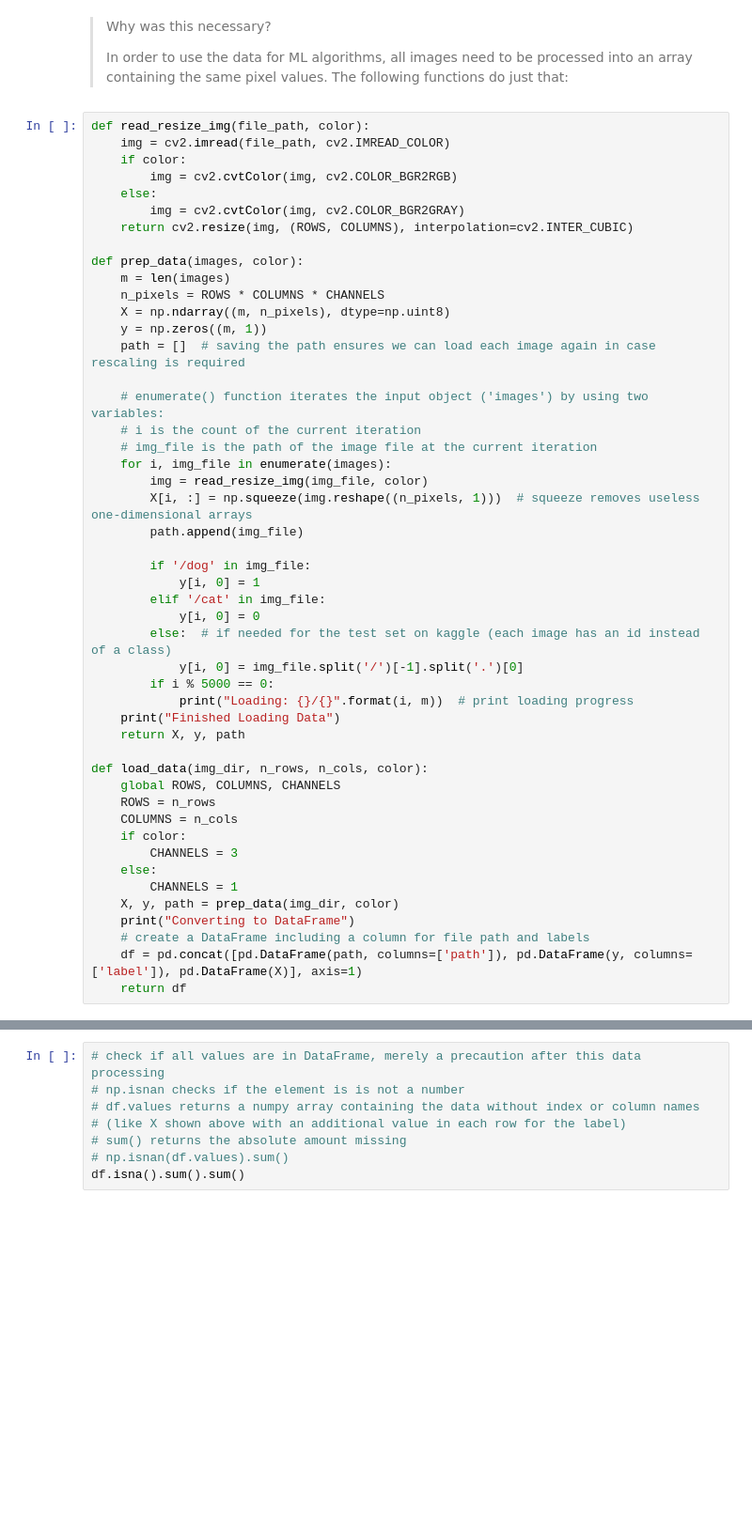
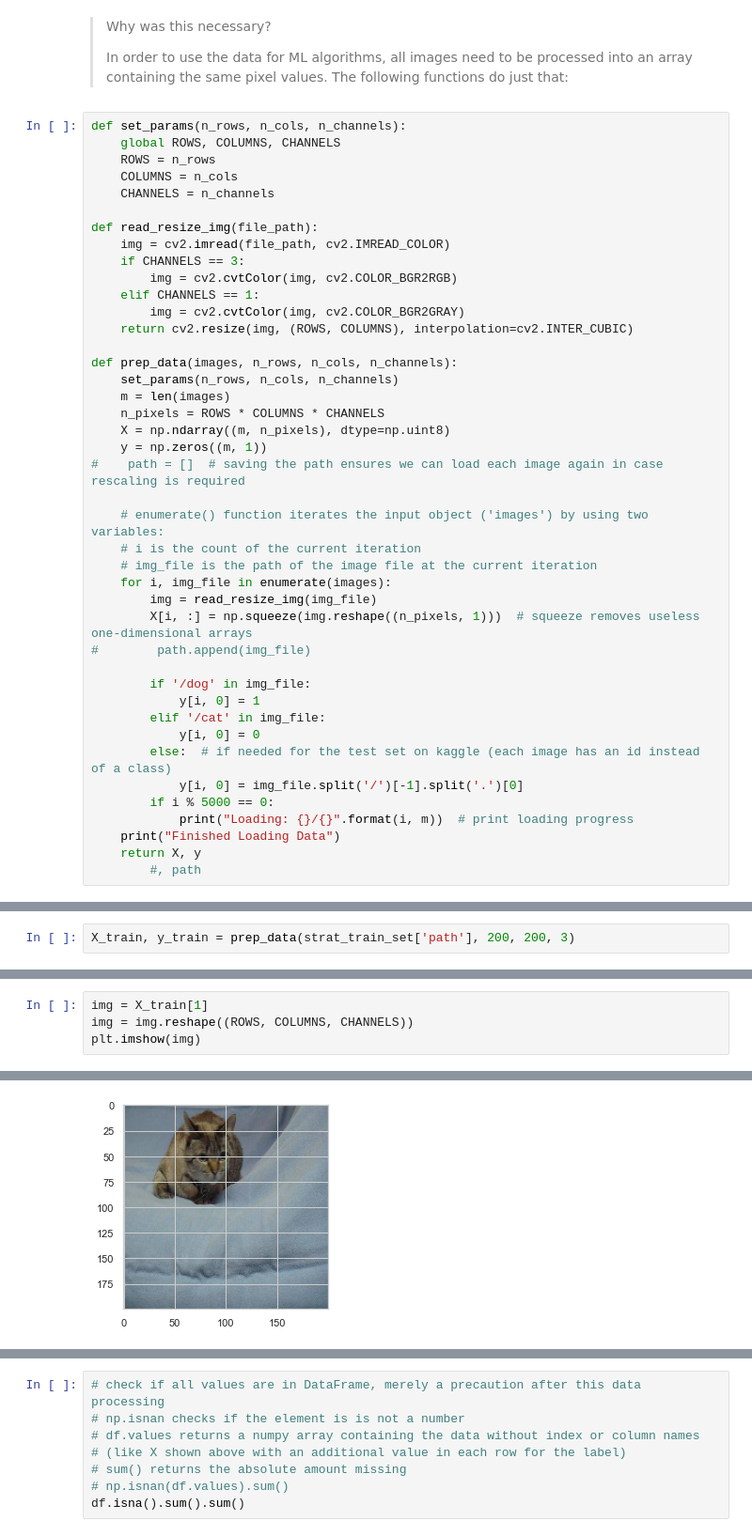
Before and after one commit to adiy55/1SB-Final-Project, a Jupyter notebook: 1SB ML Dogs vs. Cats.ipynb, the cells around one changed output, grey strips where cells are left out. Shown at 94% size. Saved outputs shown, nothing was run; the diff lists cells and outputs as text; blank space fills up the shorter version.

```diff
--- a/1SB ML Dogs vs. Cats.ipynb
+++ b/1SB ML Dogs vs. Cats.ipynb
@@ -216,28 +217,35 @@ plt.show()
 > In order to use the data for ML algorithms, all images need to be processed into an array containing the same pixel values.
 > The following functions do just that:
 # %%
-def read_resize_img(file_path, color):
+def set_params(n_rows, n_cols, n_channels):
+    global ROWS, COLUMNS, CHANNELS
+    ROWS = n_rows
+    COLUMNS = n_cols
+    CHANNELS = n_channels
+
+def read_resize_img(file_path):
     img = cv2.imread(file_path, cv2.IMREAD_COLOR)
-    if color:
+    if CHANNELS == 3:
         img = cv2.cvtColor(img, cv2.COLOR_BGR2RGB)
-    else:
+    elif CHANNELS == 1:
         img = cv2.cvtColor(img, cv2.COLOR_BGR2GRAY)
     return cv2.resize(img, (ROWS, COLUMNS), interpolation=cv2.INTER_CUBIC)
 
-def prep_data(images, color):
+def prep_data(images, n_rows, n_cols, n_channels):
+    set_params(n_rows, n_cols, n_channels)
     m = len(images)
     n_pixels = ROWS * COLUMNS * CHANNELS
     X = np.ndarray((m, n_pixels), dtype=np.uint8)
     y = np.zeros((m, 1))
-    path = []  # saving the path ensures we can load each image again in case rescaling is required
+#    path = []  # saving the path ensures we can load each image again in case rescaling is required
 
     # enumerate() function iterates the input object ('images') by using two variables:
     # i is the count of the current iteration
     # img_file is the path of the image file at the current iteration
     for i, img_file in enumerate(images):
-        img = read_resize_img(img_file, color)
+        img = read_resize_img(img_file)
         X[i, :] = np.squeeze(img.reshape((n_pixels, 1)))  # squeeze removes useless one-dimensional arrays
-        path.append(img_file)
+#        path.append(img_file)
 
         if '/dog' in img_file:
             y[i, 0] = 1
@@ -248,18 +256,5 @@ def prep_data(images, color):
         if i % 5000 == 0:
             print("Loading: {}/{}".format(i, m))  # print loading progress
     print("Finished Loading Data")
-    return X, y, path
-
-def load_data(img_dir, n_rows, n_cols, color):
-    global ROWS, COLUMNS, CHANNELS
-    ROWS = n_rows
-    COLUMNS = n_cols
-    if color:
-        CHANNELS = 3
-    else:
-        CHANNELS = 1
-    X, y, path = prep_data(img_dir, color)
-    print("Converting to DataFrame")
-    # create a DataFrame including a column for file path and labels
-    df = pd.concat([pd.DataFrame(path, columns=['path']), pd.DataFrame(y, columns=['label']), pd.DataFrame(X)], axis=1)
-    return df
+    return X, y
+        #, path
@@ -285,0 +261,2 @@ df.head()
+# %%
+X_train, y_train = prep_data(strat_train_set['path'], 200, 200, 3)
@@ -285,0 +269,5 @@ df.head()
+# %%
+img = X_train[1]
+img = img.reshape((ROWS, COLUMNS, CHANNELS))
+plt.imshow(img)
+# %% [output]
@@ -285,0 +275 @@ df.head()
+[figure, added]
```
Also changed, not shown: parts of 20 cells of this notebook.
